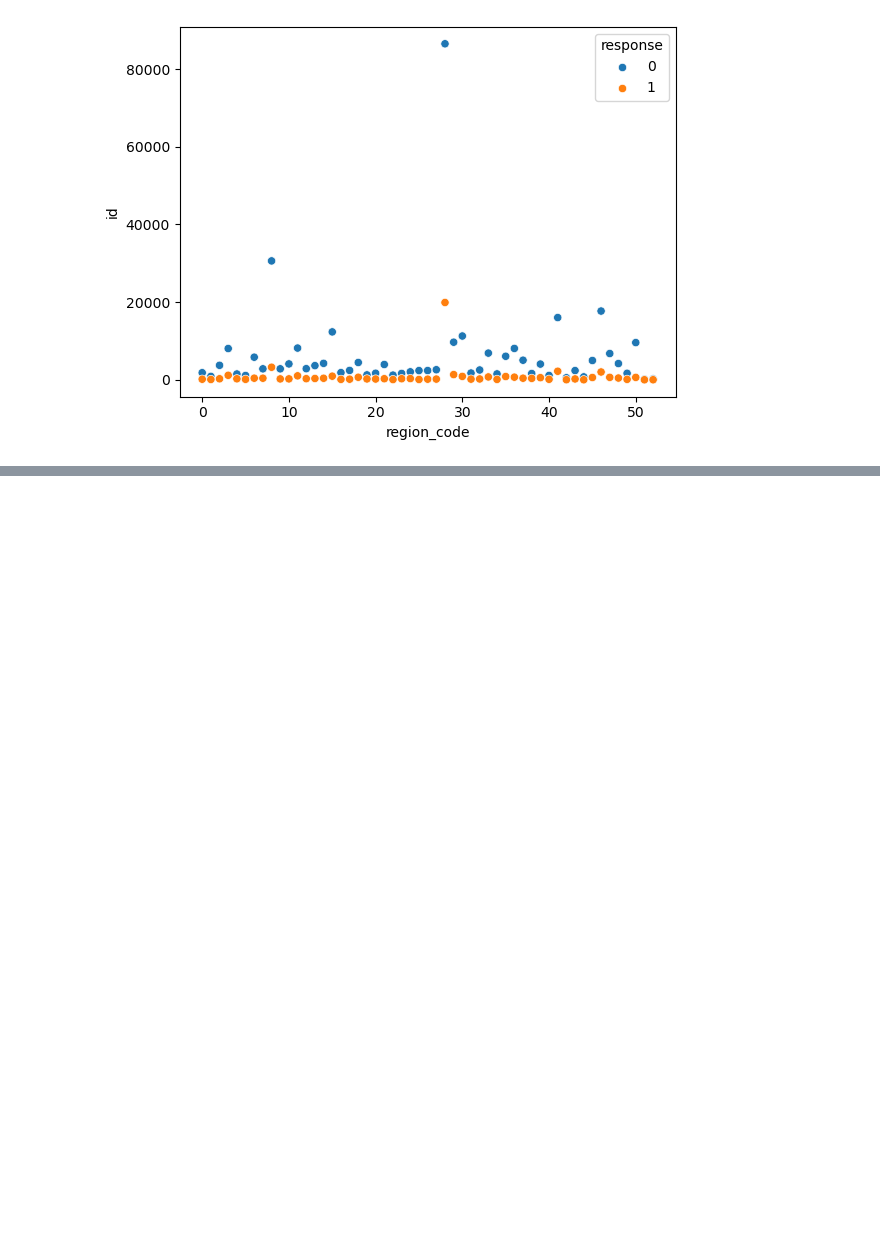
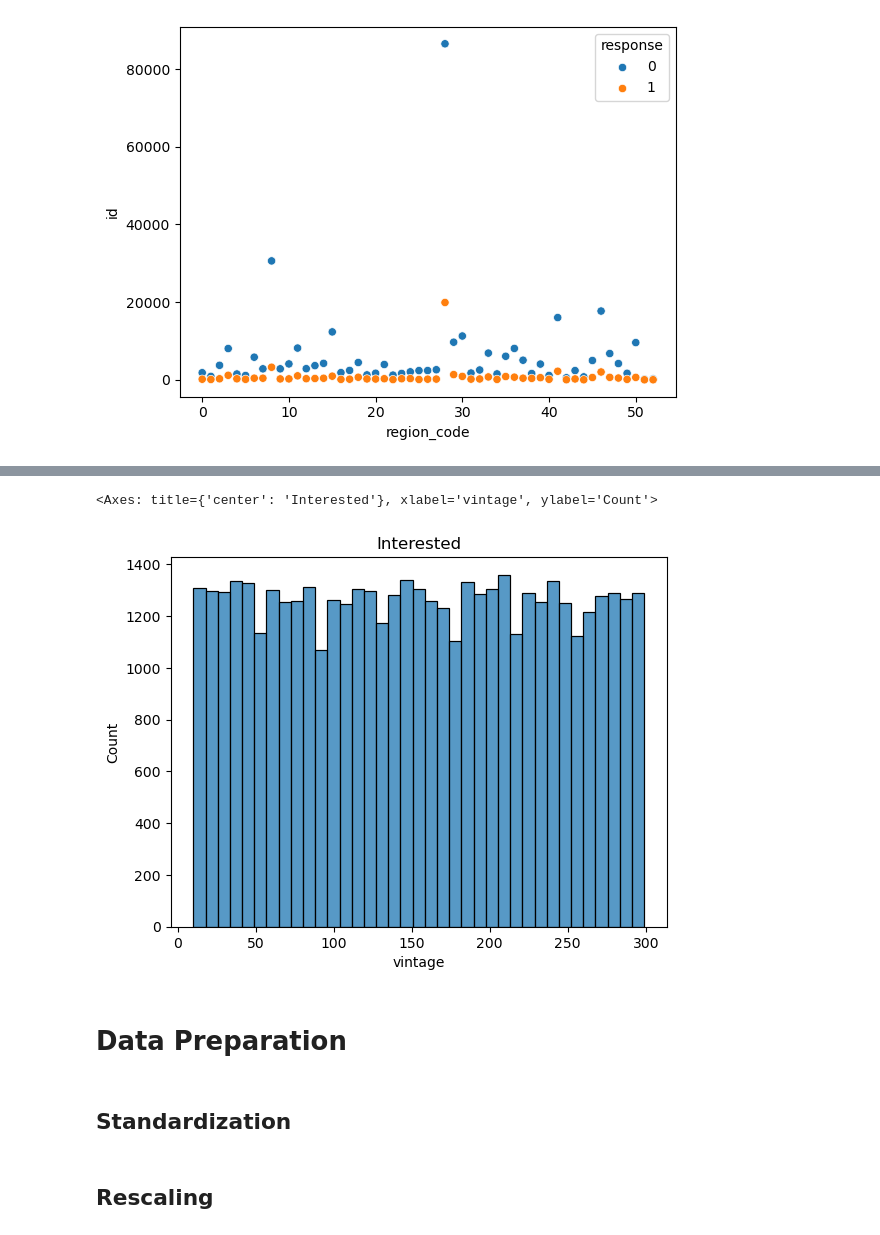
Before and after one commit to LuigiFerrari14/Data-Science-in-Production, a Jupyter notebook: HealthInsuranceCrossSellPrediction.ipynb, the cells around one changed output, grey strips where cells are left out. Saved outputs shown, nothing was run; the diff lists cells and outputs as text; code cells hidden in the pictures; blank space fills up the shorter version.

```diff
--- a/HealthInsuranceCrossSellPrediction.ipynb
+++ b/HealthInsuranceCrossSellPrediction.ipynb
@@ -181,0 +208,9 @@ sns.scatterplot(x='region_code', y='id', hue='response', data=aux0)
+# %%
+aux00 = df3.loc[df3['response'] == 1, 'vintage']
+plt.title('Interested')
+sns.histplot(aux00)
+# %% [output]
+<Axes: title={'center': 'Interested'}, xlabel='vintage', ylabel='Count'>
+[figure, added]
+# %% [markdown]
+# Data Preparation
@@ -181,0 +219,2 @@ sns.scatterplot(x='region_code', y='id', hue='response', data=aux0)
+# %% [markdown]
+## Standardization
@@ -181,0 +225,2 @@ sns.scatterplot(x='region_code', y='id', hue='response', data=aux0)
+# %% [markdown]
+## Rescaling
```
Also changed, not shown: parts of 17 cells of this notebook.
